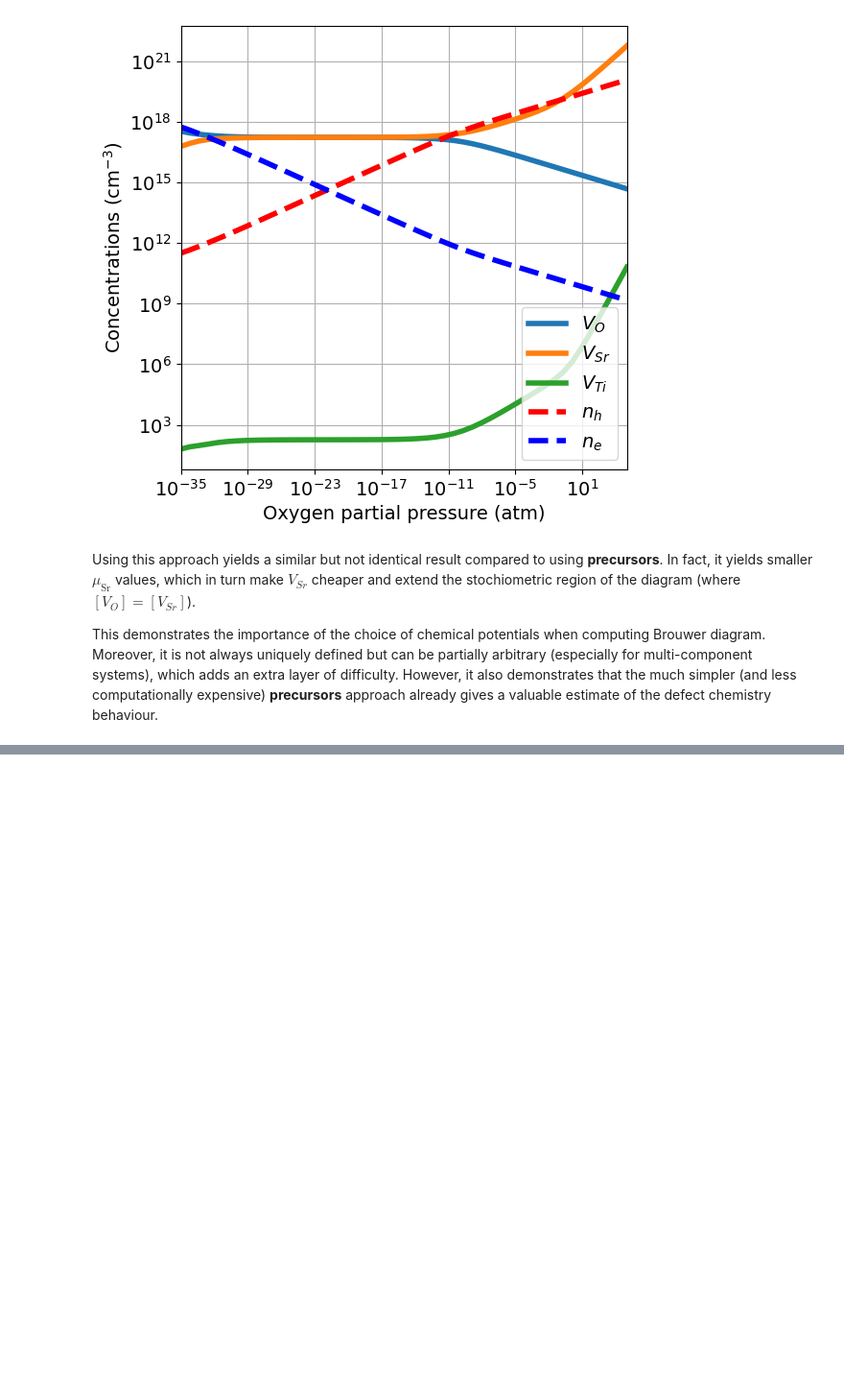
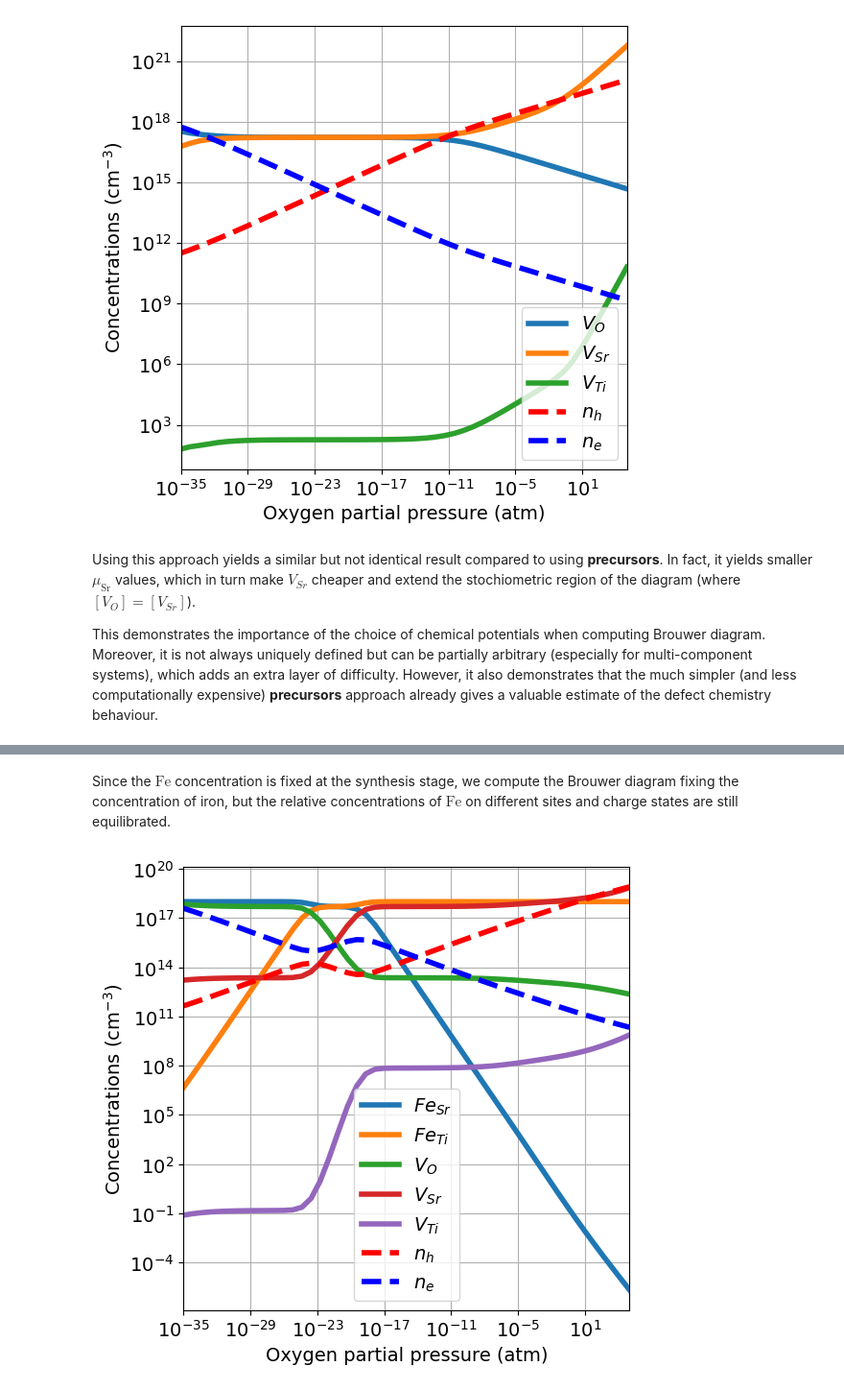
Before and after one commit to lorenzo-villa-hub/defermi, a Jupyter notebook: tutorials/brouwer_diagram.ipynb, the cells around one changed output, grey strips where cells are left out. Shown at 96% size. Drawn from its saved outputs; the diff is of its cells as text; code cells hidden in the pictures; blank space fills up the shorter version.

```diff
--- a/tutorials/brouwer_diagram.ipynb
+++ b/tutorials/brouwer_diagram.ipynb
@@ -218,0 +294,14 @@ This demonstrates the importance of the choice of chemical potentials when compu
+# %% [markdown]
+Since the $\mathrm{Fe}$ concentration is fixed at the synthesis stage, we compute the Brouwer diagram fixing the concentration of iron, but the relative concentrations of $\mathrm{Fe}$ on different sites and charge states are still equilibrated.
+# %%
+da.plot_brouwer_diagram(
+                        bulk_dos={'m_eff_e':0.5,'m_eff_h':0.4},
+                        temperature=1000,
+                        fixed_concentrations={'Fe':1e18},
+                        precursors={'SrO':-12.79, 'TiO2':-28.3},
+                        oxygen_ref=-4.95,
+                        pressure_range=pressure_range,
+                        figsize=(6,6),
+                        fontsize=14);
+# %% [output]
+[figure, added]
```
Also changed, not shown: parts of 9 cells of this notebook.
